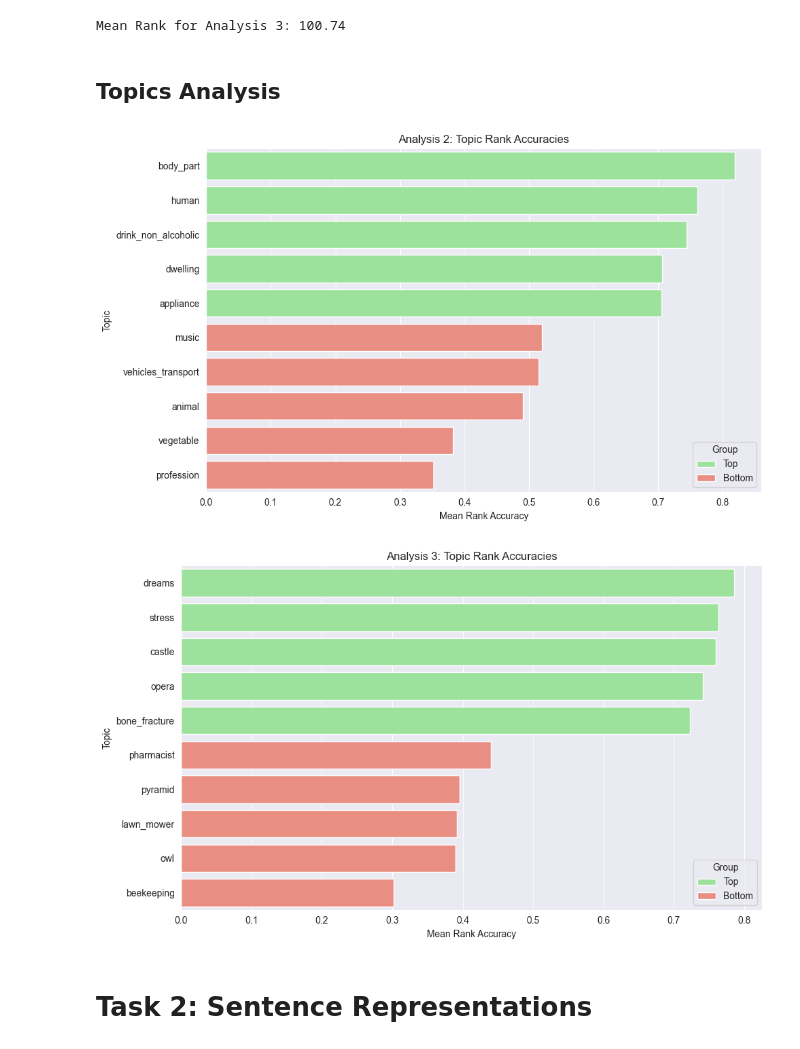
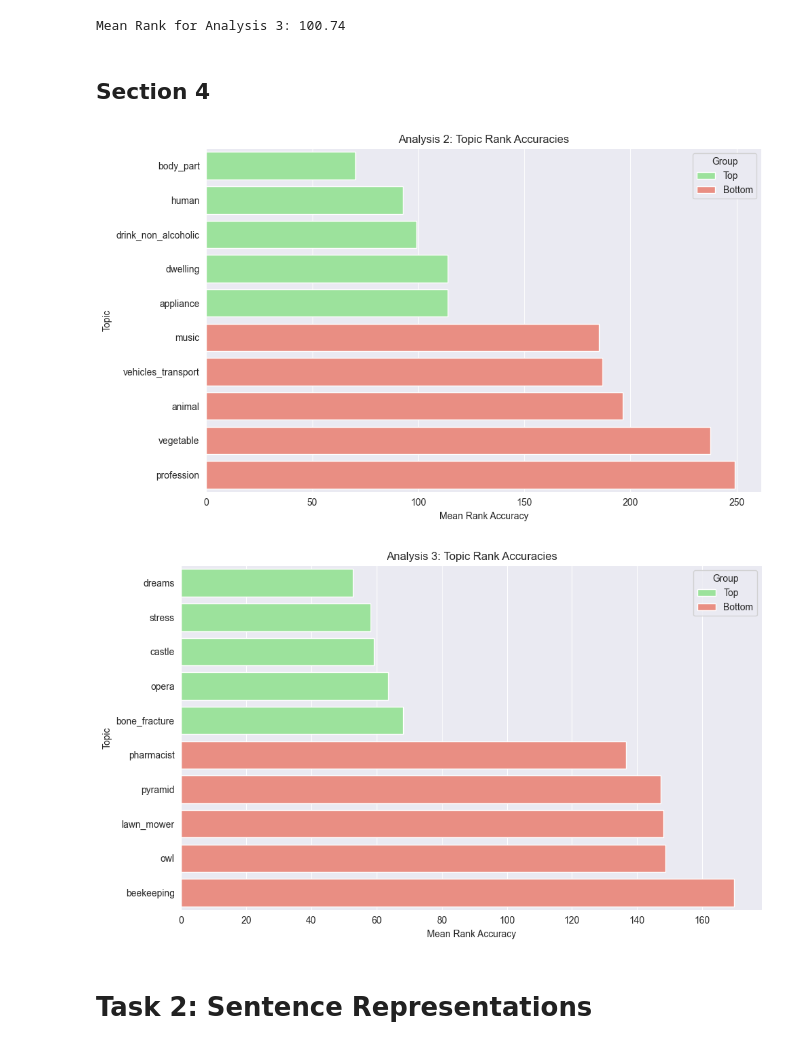
Before and after one commit to cohen-or-github/cognition_final_project, a Jupyter notebook: part_1_structured_tasks.ipynb, the cells around one changed output. Saved outputs shown, nothing was run; the diff lists cells and outputs as text; code cells hidden in the pictures.

```diff
--- a/part_1_structured_tasks.ipynb
+++ b/part_1_structured_tasks.ipynb
@@ -55,3 +58,9 @@ for fold in range(num_folds):
+# %%
+avg_ranks_og, concept_ranks, glove_decoder = cross_validated_decoder(
+    data=data,
+    vectors=vectors,
+    concepts=concepts,
+)
 # %%
 _ = api.load("word2vec-google-news-300")
 word2vec_model = _
@@ -72,29 +81,3 @@ for word in concepts:
 vectors_w2v = np.array(vectors_w2v)
 # %% [output]
 Word 'argumentatively' not in Word2Vec model. Using random vector.
-# %%
-# Train the decoder based on the word2vec vectors
-avg_ranks_word2vec = []
-concept_ranks_word2vec = []
-
-for fold in range(num_folds):
-    test_idx = list(range(fold * fold_size, (fold + 1) * fold_size))
-    train_idx = [i for i in range(180) if i not in test_idx]
-
-    train_data = data[train_idx]
-    test_data = data[test_idx]
-    train_vectors = vectors_w2v[train_idx]
-    test_vectors = vectors_w2v[test_idx]
-
-    M_word2vec = learn_decoder(train_data, train_vectors)
-
-    fold_ranks = []
-    for i, test_voxel in enumerate(test_data):
-        pred_vector = np.dot(test_voxel, M_word2vec)
-        true_idx = test_idx[i]
-        rank = average_rank(pred_vector, true_idx, vectors_w2v)
-        fold_ranks.append(rank)
-        concept_ranks_word2vec.append((concepts[true_idx], rank))
-
-    avg_rank = np.mean(fold_ranks)
-    avg_ranks_word2vec.append(avg_rank)
@@ -203,8 +191,8 @@ mean_rank = np.mean(analysis_3_ranks)
 print(f"Mean Rank for Analysis 3: {mean_rank:.2f}")
 # %% [output]
 Mean Rank for Analysis 3: 100.74
-# %% [markdown]
-## Topics Analysis
+# %% [markdown]
+## Section 4
 # %%
 def mean_accuracy_by_topic(rank_accuracies, sentence_topics):
     """
@@ -219,7 +207,7 @@ def plot_top_bottom_topics(topic_accuracy, n=5, title="Topic Rank Accuracies"):
     """
     Plot the top and bottom n topics based on their mean rank accuracy.
     """
-    sorted_topics = sorted(topic_accuracy.items(), key=lambda x: x[1], reverse=True)
+    sorted_topics = sorted(topic_accuracy.items(), key=lambda x: x[1], reverse=False)
     top_topics = sorted_topics[:n]
     bottom_topics = sorted_topics[-n:]
     df = pd.DataFrame(top_topics + bottom_topics, columns=["Topic", "Accuracy"])
@@ -239,20 +227,20 @@ passage_ids = pd.Series(exp2["labelsPassageForEachSentence"].flatten()) - 1
 topic_ids = pd.Series(exp2["labelsPassageCategory"].flatten()) - 1
 topics = pd.Series(exp2["keyPassageCategory"][0]).str[0]
 sentence_topics_2 = topics[topic_ids[passage_ids]].tolist()
-acc_by_topic_2 = mean_accuracy_by_topic(rank_accuracies_analysis_2, sentence_topics_2)
+acc_by_topic_2 = mean_accuracy_by_topic(analysis_2_ranks, sentence_topics_2)
 plot_top_bottom_topics(acc_by_topic_2, n=5, title="Analysis 2: Topic Rank Accuracies")
 # %% [output]
-[figure, old version]
+[figure, new version]
 # %%
 # Analysis 3
 passage_ids = pd.Series(exp3["labelsPassageForEachSentence"].flatten()) - 1
 topic_ids = pd.Series(exp3["labelsPassageCategory"].flatten()) - 1
 topics = pd.Series(exp3["keyPassageCategory"][0]).str[0]
 sentence_topics_3 = topics[topic_ids[passage_ids]].tolist()
-acc_by_topic_3 = mean_accuracy_by_topic(rank_accuracies_analysis_3, sentence_topics_3)
+acc_by_topic_3 = mean_accuracy_by_topic(analysis_3_ranks, sentence_topics_3)
 plot_top_bottom_topics(acc_by_topic_3, n=5, title="Analysis 3: Topic Rank Accuracies")
 # %% [output]
-[figure, old version]
+[figure, new version]
 # %% [markdown]
 # Task 2: Sentence Representations
 # %%
```
Also changed, not shown: parts of 29 cells of this notebook, 1 other file.
